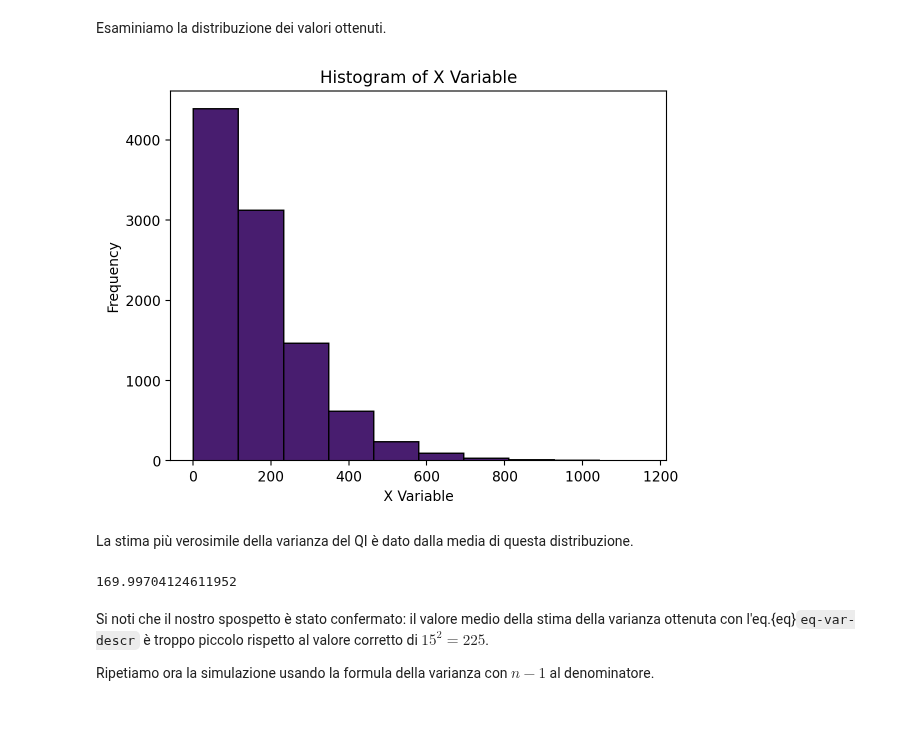
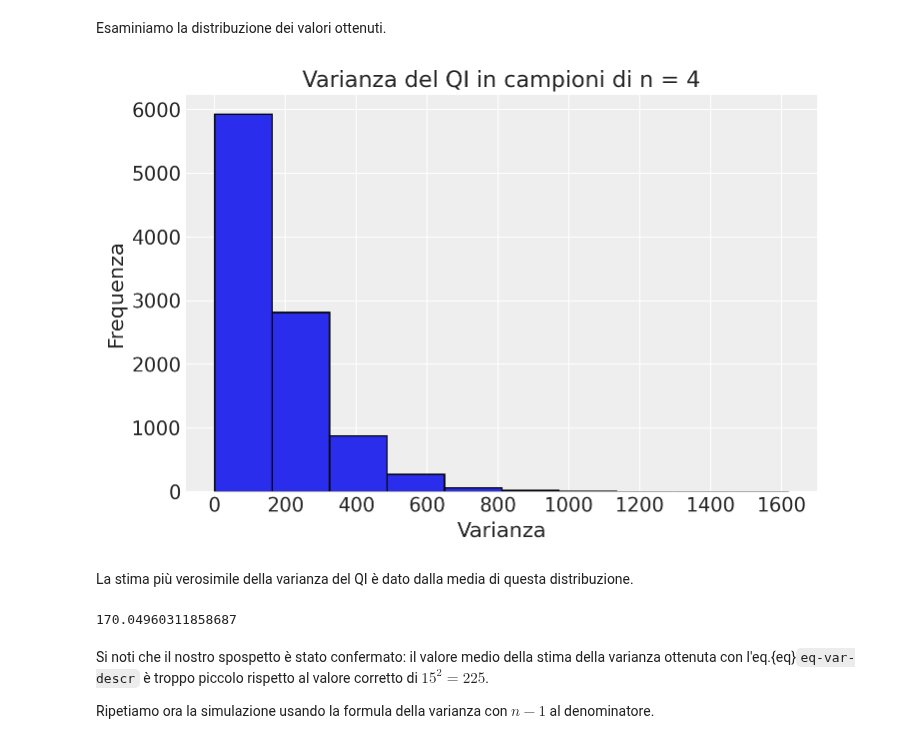
Before and after one commit to ccaudek/ds4psy, a Jupyter notebook: chapter_2/04_loc_scale.ipynb, the cells around one changed output. Cells and saved outputs as stored; diff of their text form; code cells hidden in the pictures; blank space fills up the shorter version.

```diff
--- a/chapter_2/04_loc_scale.ipynb
+++ b/chapter_2/04_loc_scale.ipynb
@@ -32,8 +27,8 @@ warnings.filterwarnings("ignore", category=Warning)
 # %%
 %config InlineBackend.figure_format = 'retina'
-RANDOM_SEED = 12345
+RANDOM_SEED = 42
 rng = np.random.default_rng(RANDOM_SEED)
-az.style.use("arviz-viridish")
+az.style.use("arviz-darkgrid")
 # %% [markdown]
 ### Media
 
@@ -390,24 +385,24 @@ for i in range(niter):
     random_samples.append(one_sample)
 
 rs = np.array(random_samples)
-x_var = np.var(rs, axis=1)
+x_var = np.var(rs, ddof=0, axis=1)
 # %% [markdown]
 Esaminiamo la distribuzione dei valori ottenuti.
 # %%
-plt.hist(x_var, bins=10, edgecolor='black')
-plt.xlabel("X Variable")
-plt.ylabel("Frequency")
-plt.title("Histogram of X Variable")
+plt.hist(x_var, bins=10, edgecolor="black")
+plt.xlabel("Varianza")
+plt.ylabel("Frequenza")
+plt.title("Varianza del QI in campioni di n = 4")
 plt.show()
 # %% [output]
-[figure, old version]
+[figure, new version]
 # %% [markdown]
 La stima più verosimile della varianza del QI è dato dalla media di
 questa distribuzione.
 # %%
 np.mean(x_var)
 # %% [output]
-169.99704124611952
+170.04960311858687
 # %% [markdown]
 Si noti che il nostro spospetto è stato confermato: il valore medio della stima della varianza ottenuta con l'eq.{eq}`eq-var-descr` è troppo piccolo rispetto al valore corretto di $15^2 = 225$.
 
```
Also changed, not shown: parts of 12 cells of this notebook, 5 other files.
